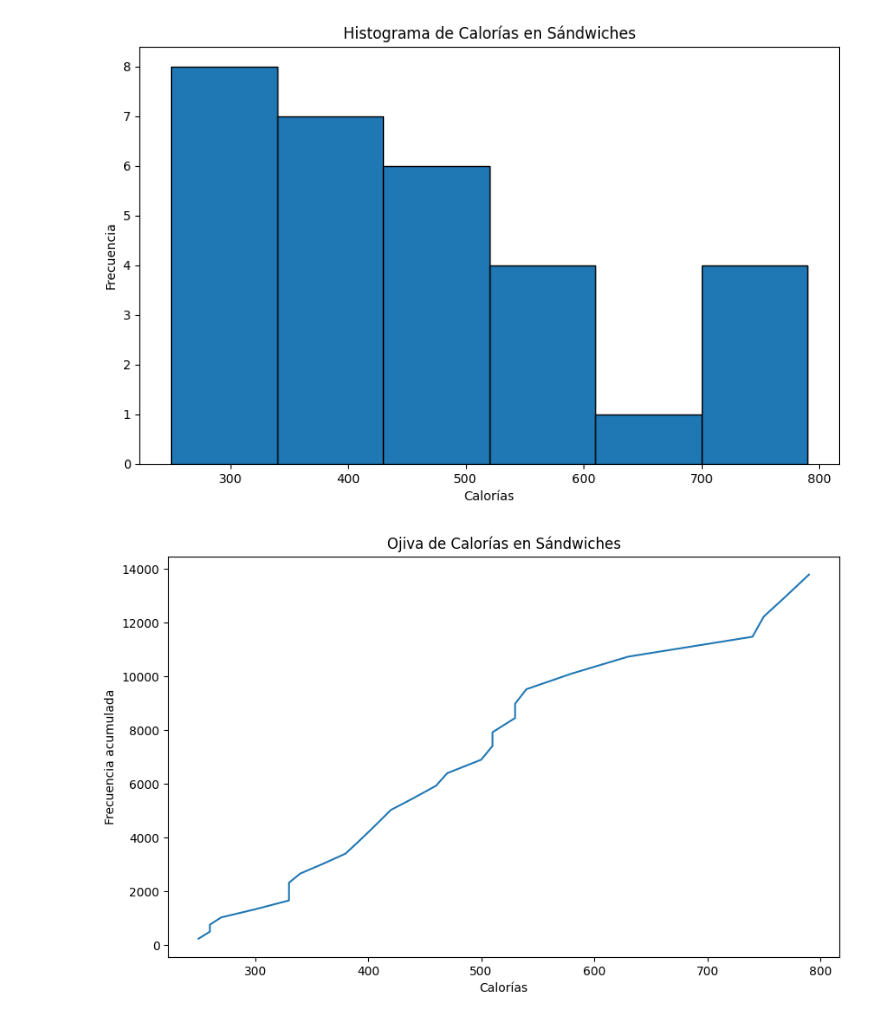
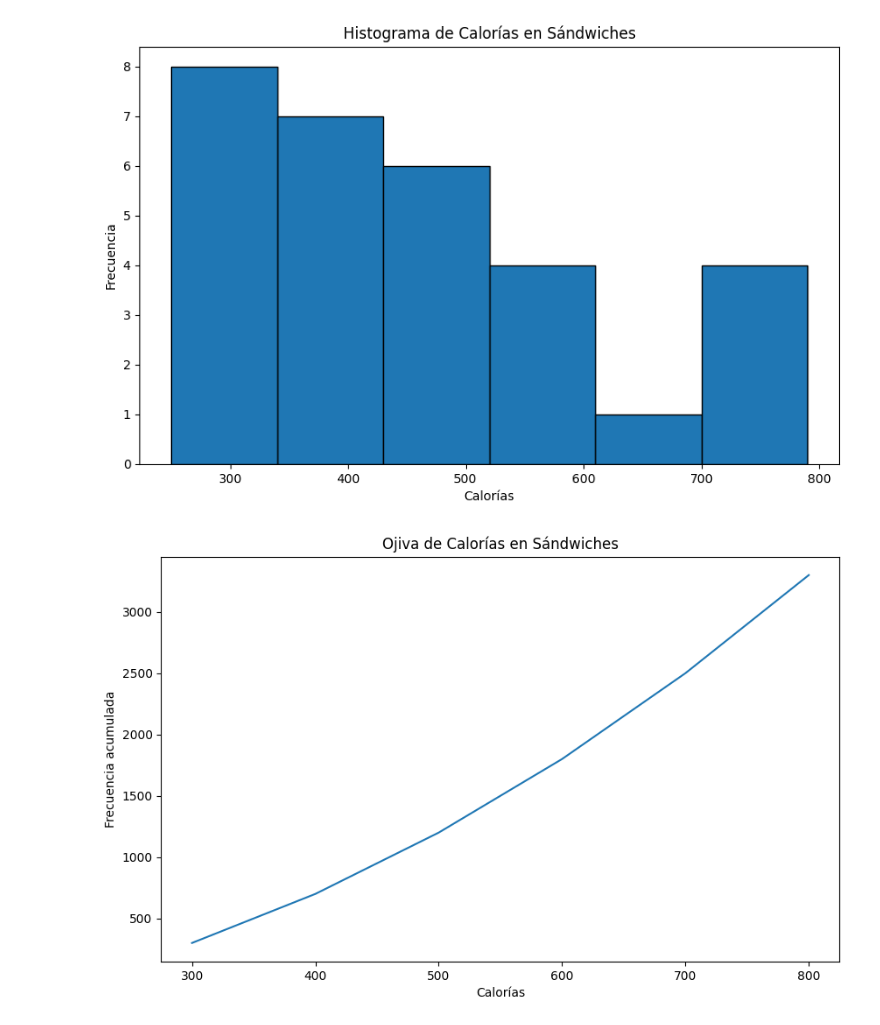
Before and after one commit to ProbabilidadTics/IYRHVerano2024T1, a Jupyter notebook: tes12.ipynb, the cells around one changed output. Cells and saved outputs as stored; diff of their text form; code cells hidden in the pictures.

```diff
--- a/tes12.ipynb
+++ b/tes12.ipynb
@@ -3,9 +3,9 @@ import Ejercicios.Eje12 as e12
 import Ejercicios.Eje12b as eb
 # %%
 datos = [250,790,470,510,500,330,300,750,580,740,420,260,440,770,400,540,530,330,390,380,340,460,530,260,410,360,270,510,630,330]
-
+datosb = [300,400,500,600,700,800]
 e12.histograma_calorías(datos)
-eb.ojiva_calorías(datos)
+eb.ojiva_calorías(datosb)
 # %% [output]
 [figure]
-[figure, old version]
+[figure, new version]
```
Also changed, not shown: 6 other files.
